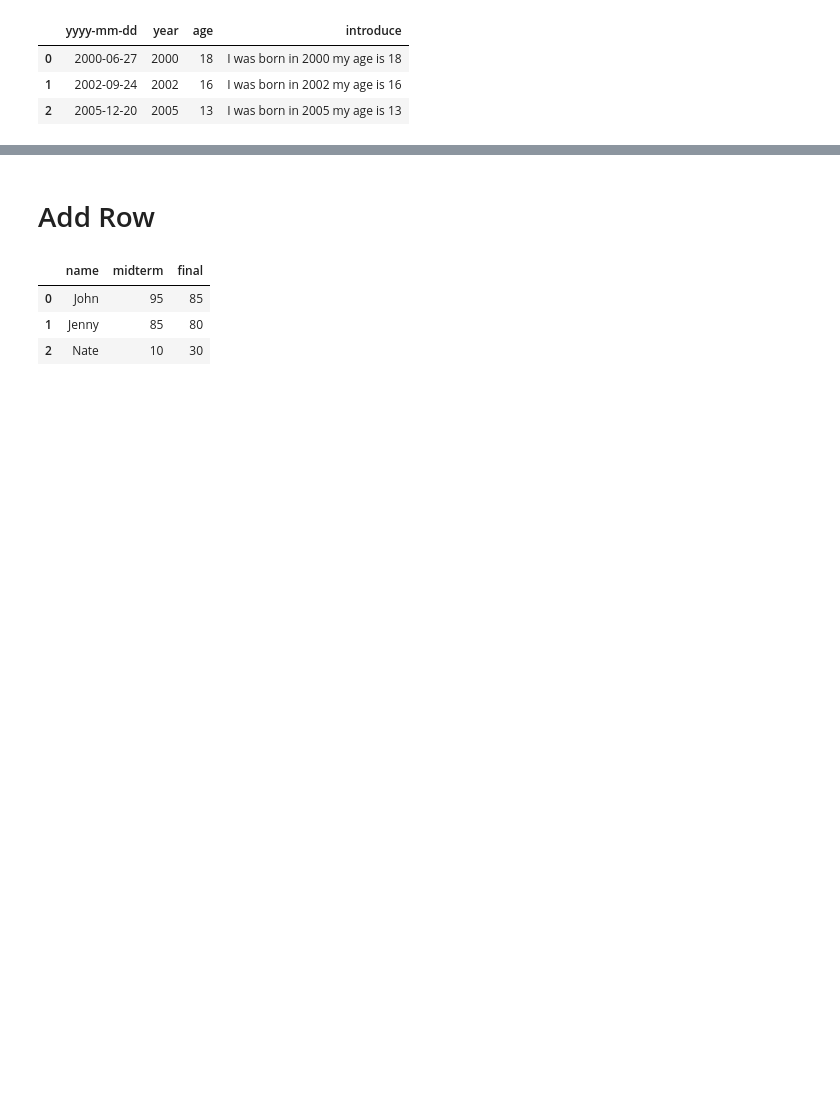
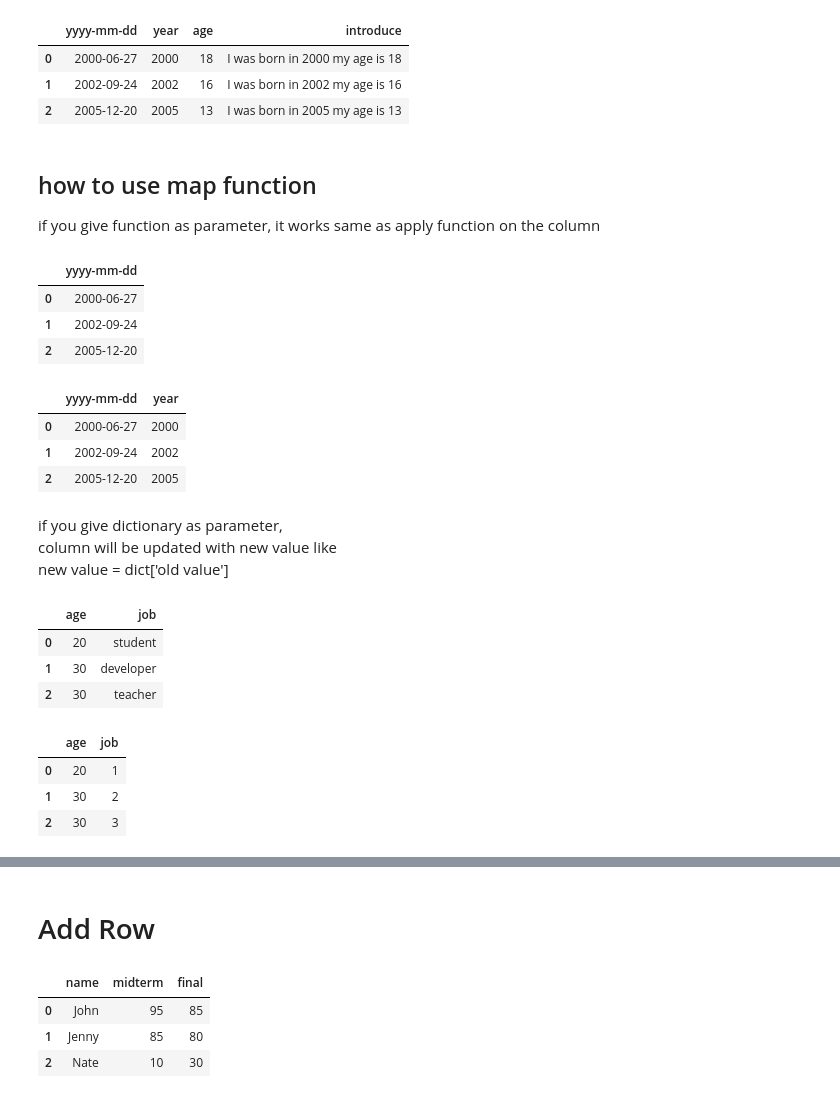
Before and after one commit to minsuk-heo/pandas, a Jupyter notebook: Pandas_Cheatsheet.ipynb, the cells around one changed output, grey strips where cells are left out. Saved outputs shown, nothing was run; the diff lists cells and outputs as text; code cells hidden in the pictures; blank space fills up the shorter version.

Commit message:
map applymap added

```diff
--- a/Pandas_Cheatsheet.ipynb
+++ b/Pandas_Cheatsheet.ipynb
@@ -789,3 +789,17 @@ df
 | 0 | 2000-06-27 | 2000 | 18 | I was born in 2000 my age is 18 |
 | 1 | 2002-09-24 | 2002 | 16 | I was born in 2002 my age is 16 |
 | 2 | 2005-12-20 | 2005 | 13 | I was born in 2005 my age is 13 |
+# %% [markdown]
+## how to use map function
+if you give function as parameter, it works same as apply function on the column
+# %%
+date_list = [{'yyyy-mm-dd': '2000-06-27'},
+         {'yyyy-mm-dd': '2002-09-24'},
+         {'yyyy-mm-dd': '2005-12-20'}]
+df = pd.DataFrame(date_list, columns = ['yyyy-mm-dd'])
+df
+# %% [output]
+|  | yyyy-mm-dd |
+| 0 | 2000-06-27 |
+| 1 | 2002-09-24 |
+| 2 | 2005-12-20 |
@@ -791,0 +809,31 @@ df
+# %%
+df['year'] = df['yyyy-mm-dd'].map(extract_year)
+df
+# %% [output]
+|  | yyyy-mm-dd | year |
+| 0 | 2000-06-27 | 2000 |
+| 1 | 2002-09-24 | 2002 |
+| 2 | 2005-12-20 | 2005 |
+# %% [markdown]
+if you give dictionary as parameter,
+column will be updated with new value like
+new value = dict['old value']
+# %%
+job_list = [{'age': 20, 'job': 'student'},
+         {'age': 30, 'job': 'developer'},
+         {'age': 30, 'job': 'teacher'}]
+df = pd.DataFrame(job_list)
+df
+# %% [output]
+|  | age | job |
+| 0 | 20 | student |
+| 1 | 30 | developer |
+| 2 | 30 | teacher |
+# %%
+df.job = df.job.map({"student":1,"developer":2,"teacher":3})
+df
+# %% [output]
+|  | age | job |
+| 0 | 20 | 1 |
+| 1 | 30 | 2 |
+| 2 | 30 | 3 |
```
Also changed, not shown: parts of 16 cells of this notebook, 1 other file.
